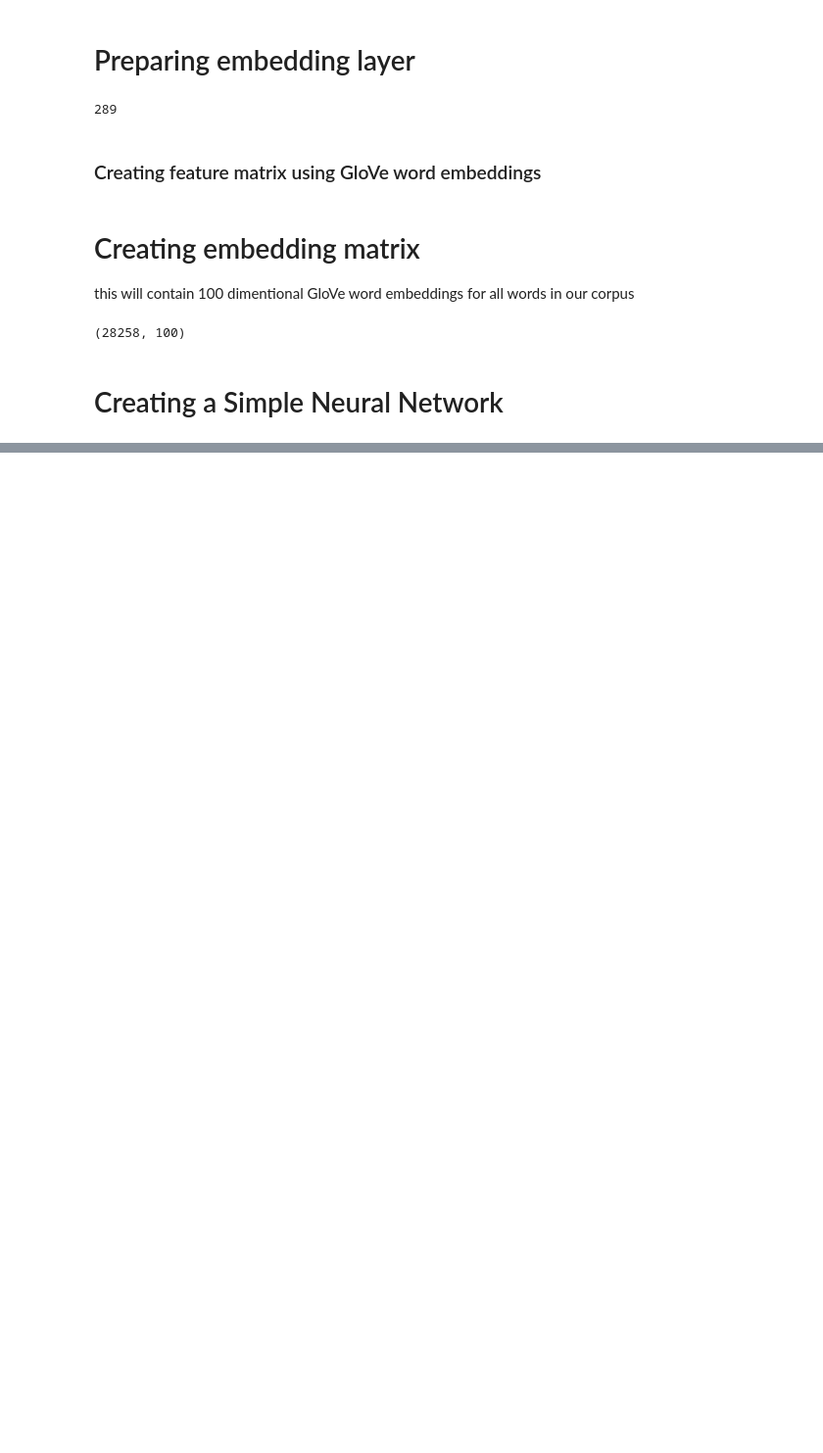
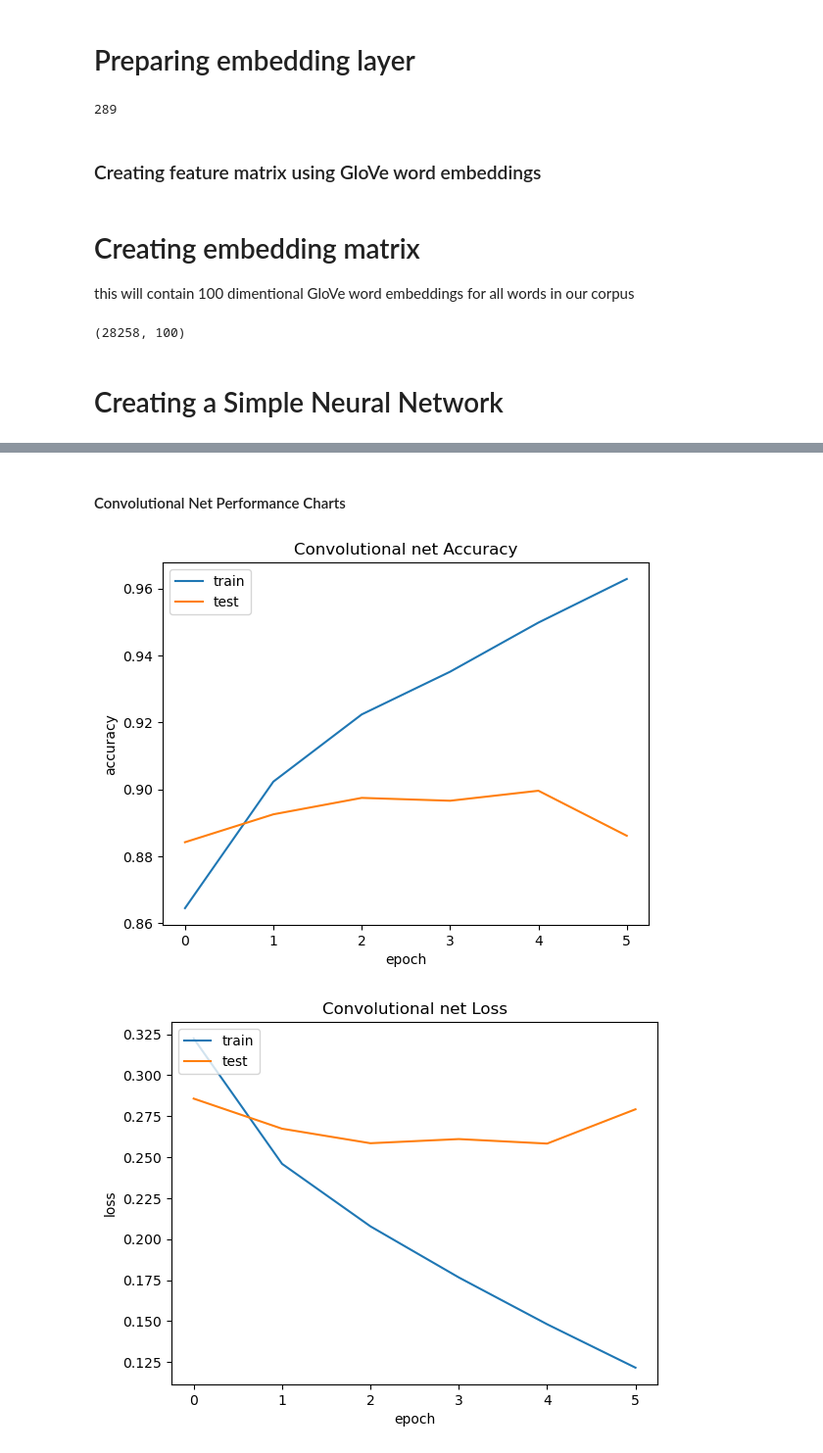
Before and after one commit to codyy6/Text-Analytic-Hotel-Review-Sentiment-Analysis, a Jupyter notebook: sentiment_analysis_neural_net.ipynb, the cells around one changed output, grey strips where cells are left out. Shown at 98% size. Cells and saved outputs as stored; diff of their text form; code cells hidden in the pictures; blank space fills up the shorter version.

```diff
--- a/sentiment_analysis_neural_net.ipynb
+++ b/sentiment_analysis_neural_net.ipynb
@@ -195,0 +276,16 @@ snn_model.add(Dense(1, activation='sigmoid'))
+# %%
+# Basic architecture
+
+cnn_model = Sequential()
+
+embedding_layer = Embedding(vocab_size, 100, weights=[embedding_matrix], input_length=maxlen, trainable=False)
+cnn_model.add(embedding_layer)
+
+cnn_model.add(Conv1D(128, 5, activation='relu'))
+cnn_model.add(GlobalMaxPooling1D())
+cnn_model.add(Dense(1, activation='sigmoid'))
+# %%
+# Model compiling
+
+cnn_model.compile(optimizer='adam', loss='binary_crossentropy', metrics=['acc'])
+print(cnn_model.summary())
@@ -195,0 +314,2 @@ snn_model.add(Dense(1, activation='sigmoid'))
+# %%
+cnn_model_history = cnn_model.fit(X_train, y_train, batch_size=128, epochs=6, verbose=1, validation_split=0.2)
@@ -195,0 +335,25 @@ snn_model.add(Dense(1, activation='sigmoid'))
+# %% [markdown]
+#### Convolutional Net Performance Charts
+# %%
+import matplotlib.pyplot as plt
+
+plt.plot(cnn_model_history.history['acc'])
+plt.plot(cnn_model_history.history['val_acc'])
+
+plt.title('Convolutional net Accuracy')
+plt.ylabel('accuracy')
+plt.xlabel('epoch')
+plt.legend(['train', 'test'], loc='upper left')
+plt.show()
+
+plt.plot(cnn_model_history.history['loss'])
+plt.plot(cnn_model_history.history['val_loss'])
+
+plt.title('Convolutional net Loss')
+plt.ylabel('loss')
+plt.xlabel('epoch')
+plt.legend(['train', 'test'], loc='upper left')
+plt.show()
+# %% [output]
+[figure, added]
+[figure, added]
```
Also changed, not shown: parts of 14 cells of this notebook.
